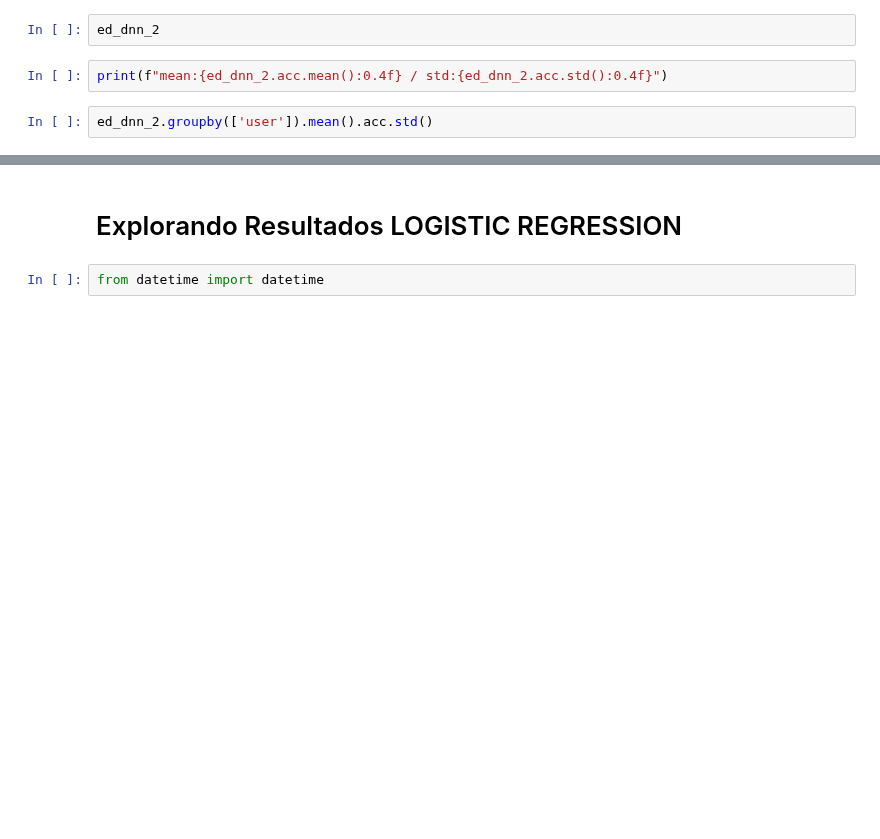
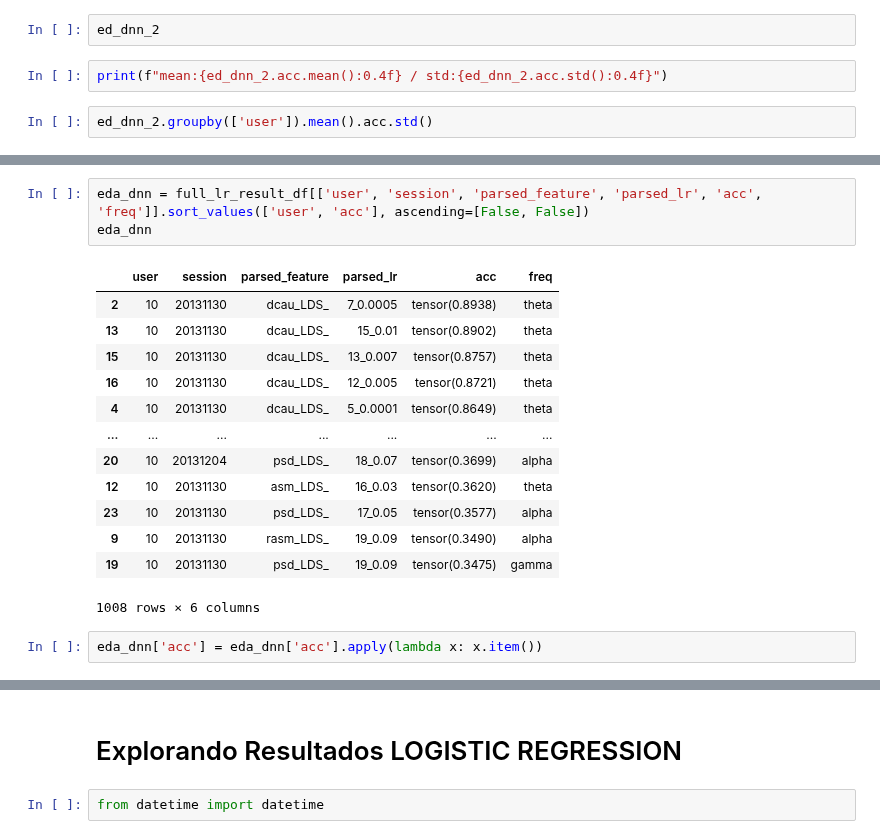
Before and after one commit to jvmr22/MSc-dissertation-EEG-Analysis, a Jupyter notebook: EDA_seed.ipynb, the cells around one changed output, grey strips where cells are left out. Cells and saved outputs as stored; diff of their text form; blank space fills up the shorter version.

```diff
--- a/EDA_seed.ipynb
+++ b/EDA_seed.ipynb
@@ -506,0 +673,19 @@ ed_dnn_2.groupby(['user']).mean().acc.std()
+# %%
+eda_dnn = full_lr_result_df[['user', 'session', 'parsed_feature', 'parsed_lr', 'acc', 'freq']].sort_values(['user', 'acc'], ascending=[False, False])
+eda_dnn
+# %% [output]
+|  | user | session | parsed_feature | parsed_lr | acc | freq |
+| 2 | 10 | 20131130 | dcau_LDS_ | 7_0.0005 | tensor(0.8938) | theta |
+| 13 | 10 | 20131130 | dcau_LDS_ | 15_0.01 | tensor(0.8902) | theta |
+| 15 | 10 | 20131130 | dcau_LDS_ | 13_0.007 | tensor(0.8757) | theta |
+| 16 | 10 | 20131130 | dcau_LDS_ | 12_0.005 | tensor(0.8721) | theta |
+| 4 | 10 | 20131130 | dcau_LDS_ | 5_0.0001 | tensor(0.8649) | theta |
+| ... | ... | ... | ... | ... | ... | ... |
+| 20 | 10 | 20131204 | psd_LDS_ | 18_0.07 | tensor(0.3699) | alpha |
+| 12 | 10 | 20131130 | asm_LDS_ | 16_0.03 | tensor(0.3620) | theta |
+| 23 | 10 | 20131130 | psd_LDS_ | 17_0.05 | tensor(0.3577) | alpha |
+| 9 | 10 | 20131130 | rasm_LDS_ | 19_0.09 | tensor(0.3490) | alpha |
+| 19 | 10 | 20131130 | psd_LDS_ | 19_0.09 | tensor(0.3475) | gamma |
+1008 rows × 6 columns
+# %%
+eda_dnn['acc'] = eda_dnn['acc'].apply(lambda x: x.item())
```
Also changed, not shown: parts of 22 cells of this notebook.
